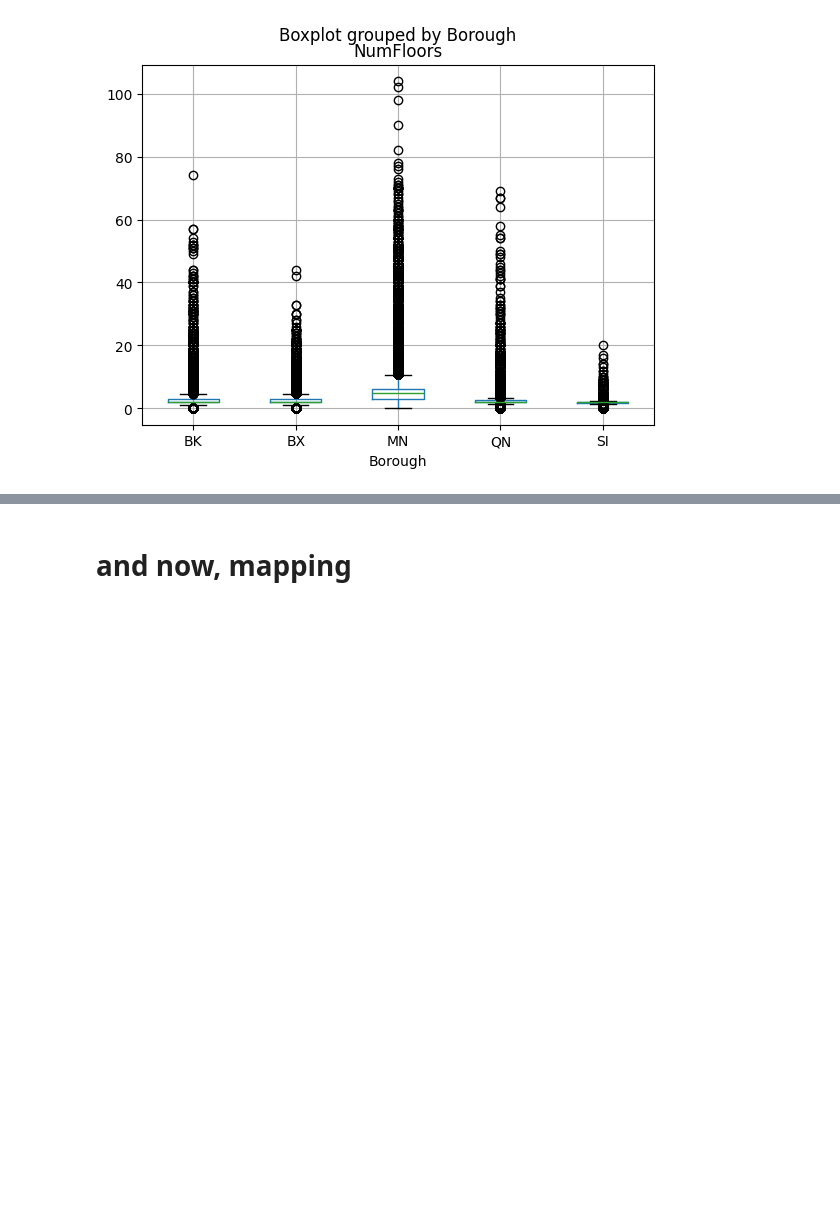
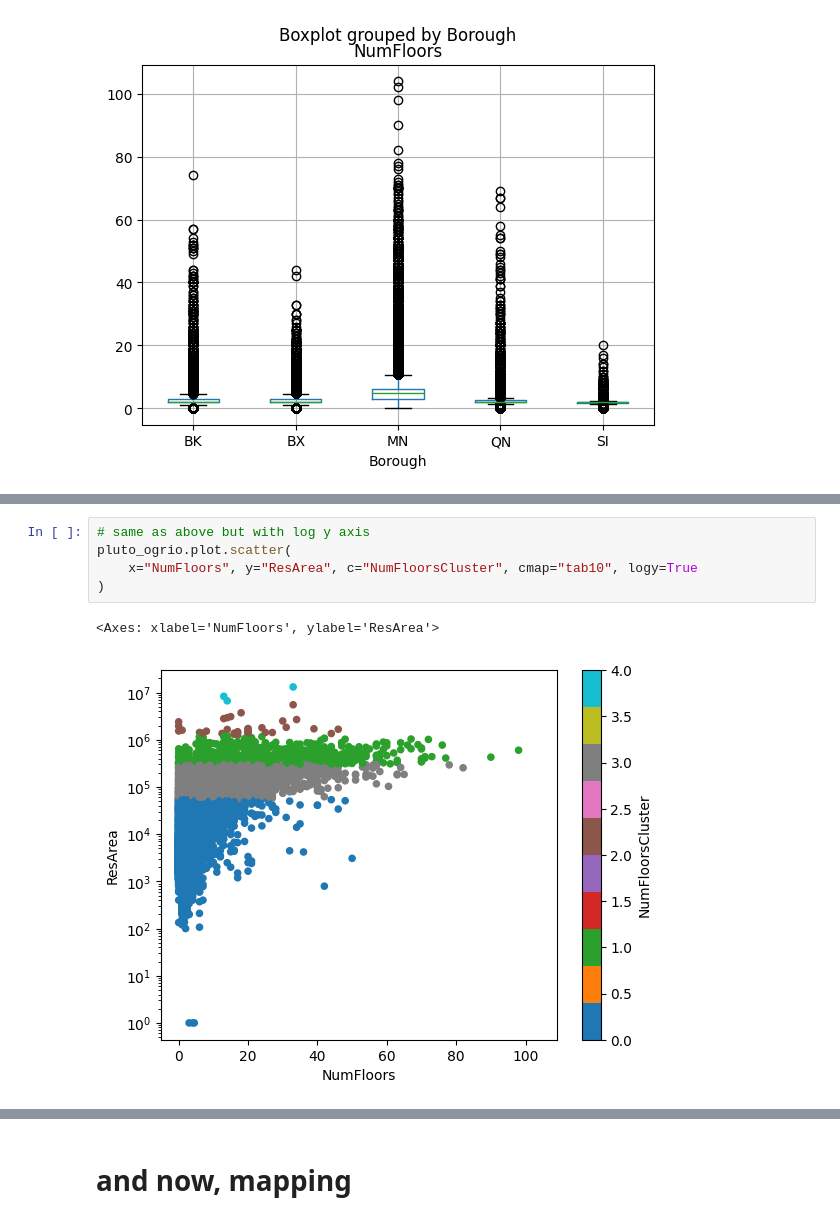
Before and after one commit to yumobennyyang/Mapping-Systems, a Jupyter notebook: Tutorials/01_vector_data_apis.ipynb, the cells around one changed output, grey strips where cells are left out. Drawn from its saved outputs; the diff is of its cells as text; blank space fills up the shorter version.

```diff
--- a/Tutorials/01_vector_data_apis.ipynb
+++ b/Tutorials/01_vector_data_apis.ipynb
@@ -228,3 +219,11 @@ pluto_ogrio.plot.scatter(
+# %%
+# same as above but with log y axis
+pluto_ogrio.plot.scatter(
+    x="NumFloors", y="ResArea", c="NumFloorsCluster", cmap="tab10", logy=True
+)
+# %% [output]
+<Axes: xlabel='NumFloors', ylabel='ResArea'>
+[figure, added]
 # %%
 pluto_ogrio["NumFloorsCluster"].plot.hist(bins=5, alpha=0.5)
 # %% [output]
```
Also changed, not shown: parts of 27 cells of this notebook, 2 other files.
